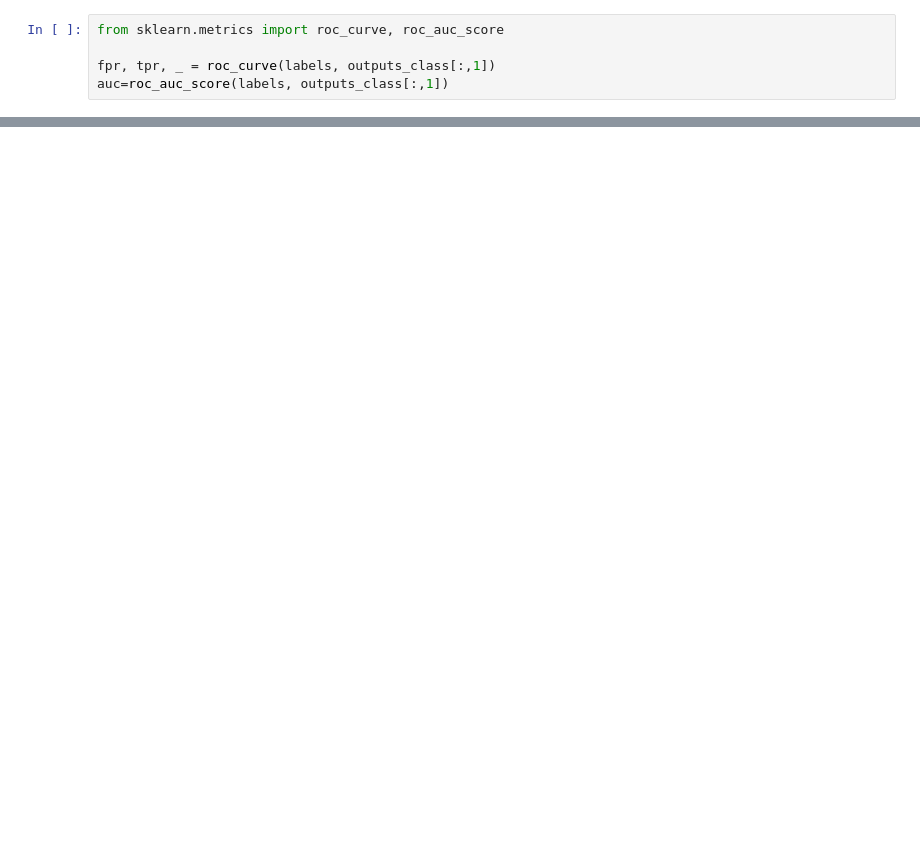
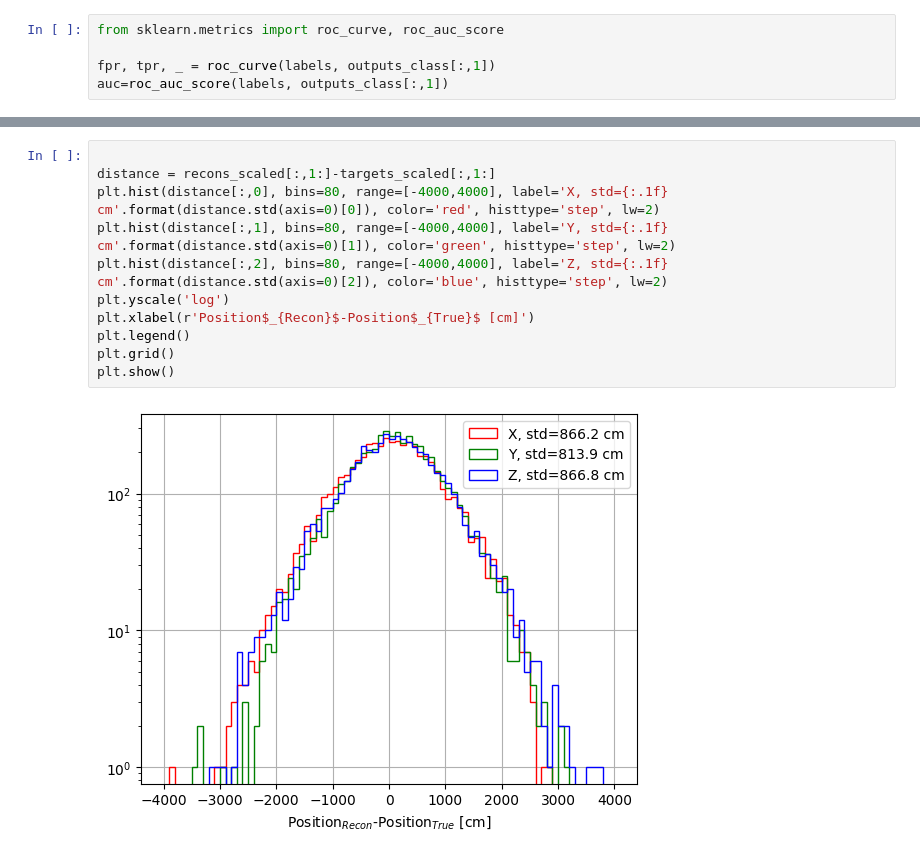
Before and after one commit to AbdisalamJama/CNNs-HK-2024KCLProject, a Jupyter notebook: recon_check.ipynb, the cells around one changed output, grey strips where cells are left out. Cells and saved outputs as stored; diff of their text form; blank space fills up the shorter version.

```diff
--- a/recon_check.ipynb
+++ b/recon_check.ipynb
@@ -81,0 +251,13 @@ energy_bias.min(), energy_bias.max()
+# %%
+
+distance = recons_scaled[:,1:]-targets_scaled[:,1:]
+plt.hist(distance[:,0], bins=80, range=[-4000,4000], label='X, std={:.1f} cm'.format(distance.std(axis=0)[0]), color='red', histtype='step', lw=2)
+plt.hist(distance[:,1], bins=80, range=[-4000,4000], label='Y, std={:.1f} cm'.format(distance.std(axis=0)[1]), color='green', histtype='step', lw=2)
+plt.hist(distance[:,2], bins=80, range=[-4000,4000], label='Z, std={:.1f} cm'.format(distance.std(axis=0)[2]), color='blue', histtype='step', lw=2)
+plt.yscale('log')
+plt.xlabel(r'Position$_{Recon}$-Position$_{True}$ [cm]')
+plt.legend()
+plt.grid()
+plt.show()
+# %% [output]
+[figure, added]
```
Also changed, not shown: parts of 19 cells of this notebook, 8 other files.
